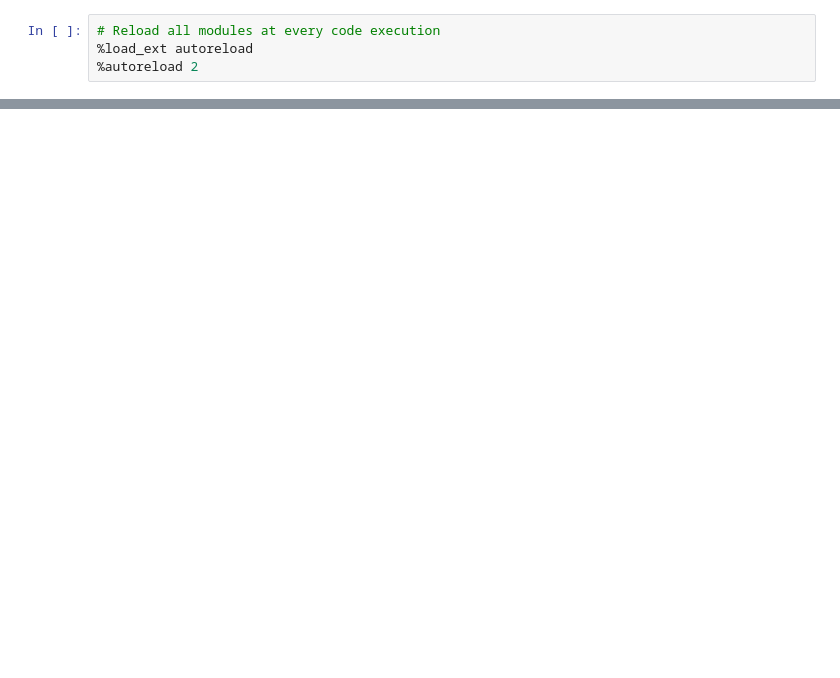
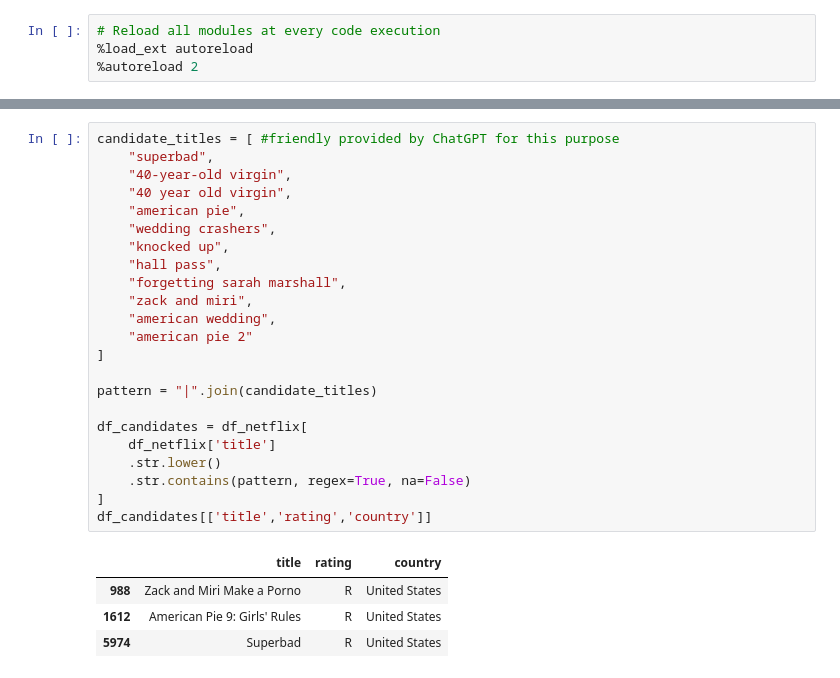
Before and after one commit to Elias-Martinelli/DVIZ_Final-Project_Netflix, a Jupyter notebook: notebooks/MainStory.ipynb, the cells around one changed output, grey strips where cells are left out. Drawn from its saved outputs; the diff is of its cells as text; blank space fills up the shorter version.

```diff
--- a/notebooks/MainStory.ipynb
+++ b/notebooks/MainStory.ipynb
@@ -21,0 +172,28 @@ Which regions are leading to shift to TV-MA?
+# %%
+candidate_titles = [ #friendly provided by ChatGPT for this purpose
+    "superbad",
+    "40-year-old virgin",
+    "40 year old virgin",
+    "american pie",
+    "wedding crashers",
+    "knocked up",
+    "hall pass",
+    "forgetting sarah marshall",
+    "zack and miri",
+    "american wedding",
+    "american pie 2"
+]
+
+pattern = "|".join(candidate_titles)
+
+df_candidates = df_netflix[
+    df_netflix['title']
+    .str.lower()
+    .str.contains(pattern, regex=True, na=False)
+]
+df_candidates[['title','rating','country']]
+# %% [output]
+|  | title | rating | country |
+| 988 | Zack and Miri Make a Porno | R | United States |
+| 1612 | American Pie 9: Girls' Rules | R | United States |
+| 5974 | Superbad | R | United States |
```
Also changed, not shown: parts of 20 cells of this notebook, 2 other files.
